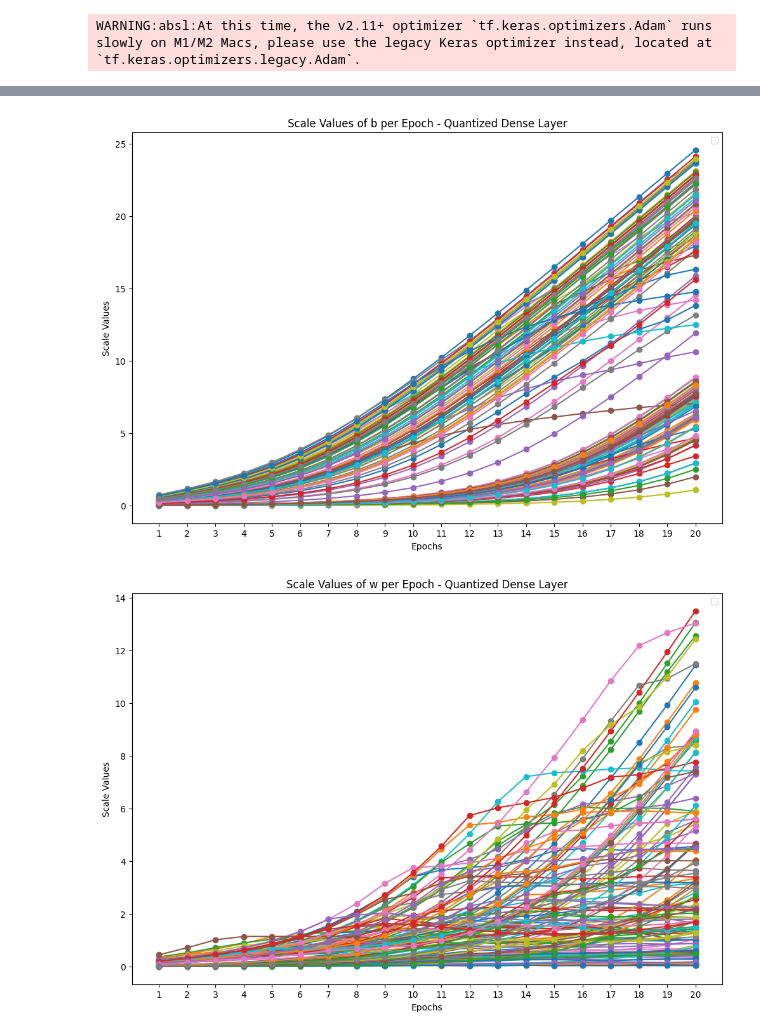
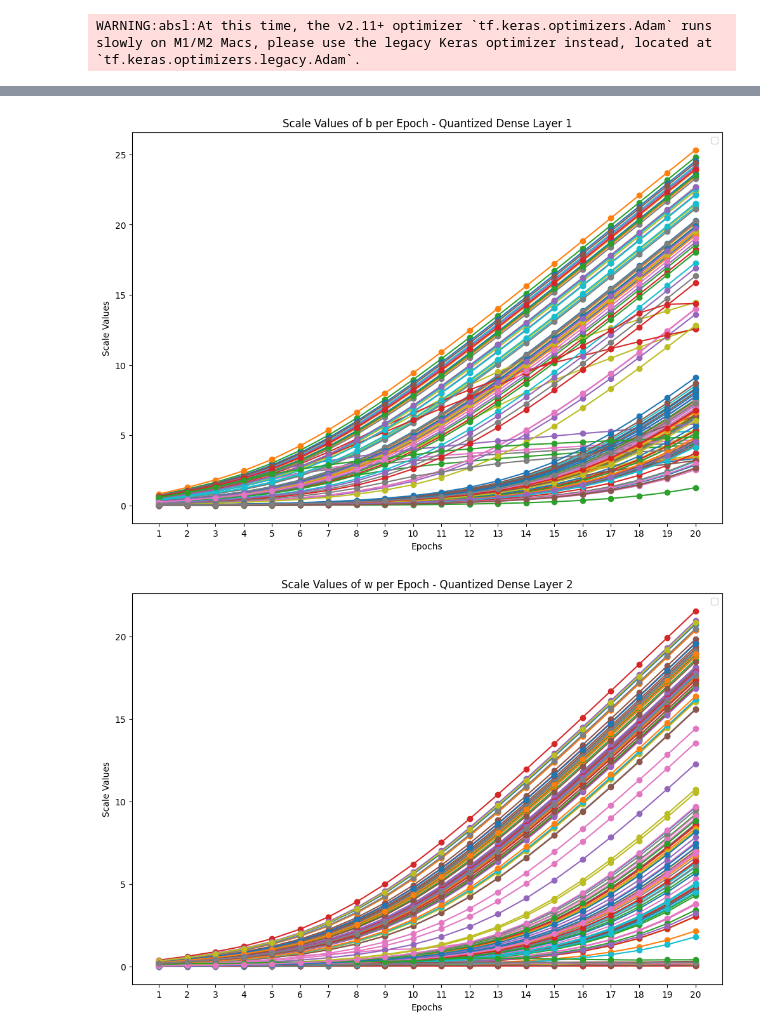
Before and after one commit to anuunchin/learned-quantization-schemes, a Jupyter notebook: qat-revised.ipynb, the cells around one changed output, grey strips where cells are left out. Drawn from its saved outputs; the diff is of its cells as text; code cells hidden in the pictures.

```diff
--- a/qat-revised.ipynb
+++ b/qat-revised.ipynb
@@ -151,11 +151,11 @@ class LearnedQuantizedDense(tf.keras.layers.Layer):
         self.scale_b = self.add_weight(shape=(self.units,), initializer="random_normal", trainable=True)
 
     def call(self, inputs):
-        quantized_w = tf.stop_gradient(tf.round(self.w / self.scale_w)) + \
+        quantized_w = tf.stop_gradient(tf.floor(self.w / self.scale_w)) + \
                       (self.w / self.scale_w - tf.stop_gradient(self.w / self.scale_w))
         dequantized_w = quantized_w * self.scale_w
 
-        quantized_b = tf.stop_gradient(tf.round(self.b / self.scale_b)) + \
+        quantized_b = tf.stop_gradient(tf.floor(self.b / self.scale_b)) + \
                       (self.b / self.scale_b - tf.stop_gradient(self.b / self.scale_b))
         dequantized_b = quantized_b * self.scale_b
 
@@ -198,7 +198,8 @@ for i, layer in enumerate(quantized_model.layers):
     print(f"  - Input Shape: {layer.input_shape}")
     print(f"  - Output Shape: {layer.output_shape}")
     if hasattr(layer, 'get_scale'):
-        print(f"  - Scale Shape: {layer.get_scale()[0].shape}")
+        print(f"  - Scale Shape of w: {layer.get_scale()[0].shape}")
+        print(f"  - Scale Shape of b: {layer.get_scale()[1].shape}")
 
 
 quantized_model.compile(
@@ -223,8 +224,8 @@ quantized_model.fit(
 loss, accuracy = quantized_model.evaluate(x_test, y_test)
 print(f'Quantized Model Test Accuracy: {accuracy}')
 
-scale_tracking_callback_input_layer.plot_scale_values(layer_name="Quantized Dense Layer")
-scale_tracking_callback_dense_layer.plot_scale_values(layer_name="Quantized Dense Layer")
+scale_tracking_callback_input_layer.plot_scale_values(layer_name="Quantized Dense Layer 1")
+scale_tracking_callback_dense_layer.plot_scale_values(layer_name="Quantized Dense Layer 2")
 scale_tracking_callback_dense_layer.plot_loss_accuracy()
 # %% [output]
 WARNING:absl:At this time, the v2.11+ optimizer `tf.keras.optimizers.Adam` runs slowly on M1/M2 Macs, please use the legacy Keras optimizer instead, located at `tf.keras.optimizers.legacy.Adam`.
@@ -249,2 +250,2 @@ Quantized Model Test Accuracy: 0.8772000074386597
-[figure, old version]
+[figure, new version]
-[figure, old version]
+[figure, new version]
```
Also changed, not shown: parts of 2 cells of this notebook, 4 other files.
